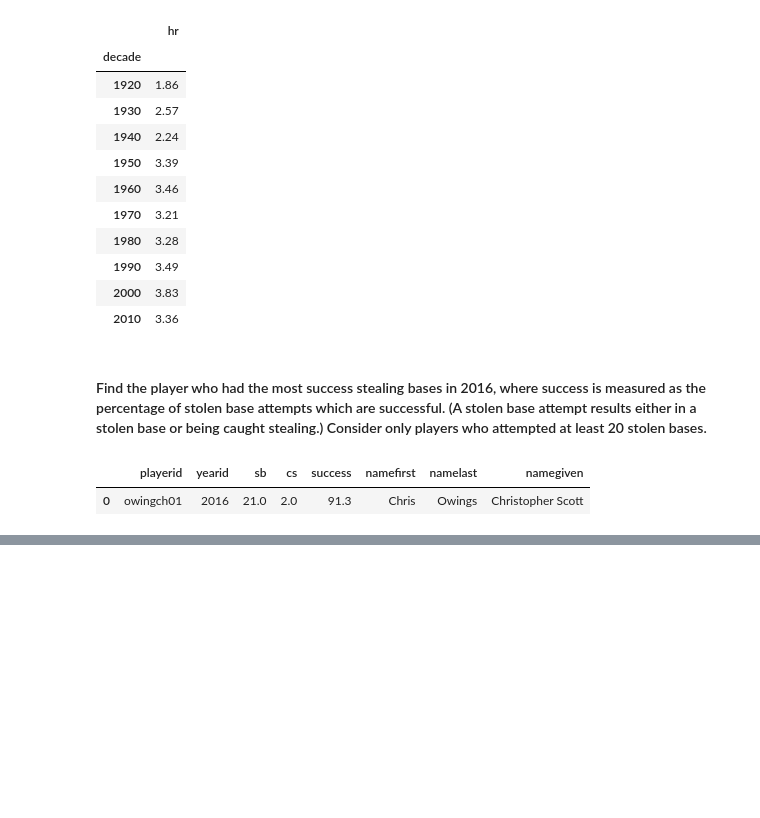
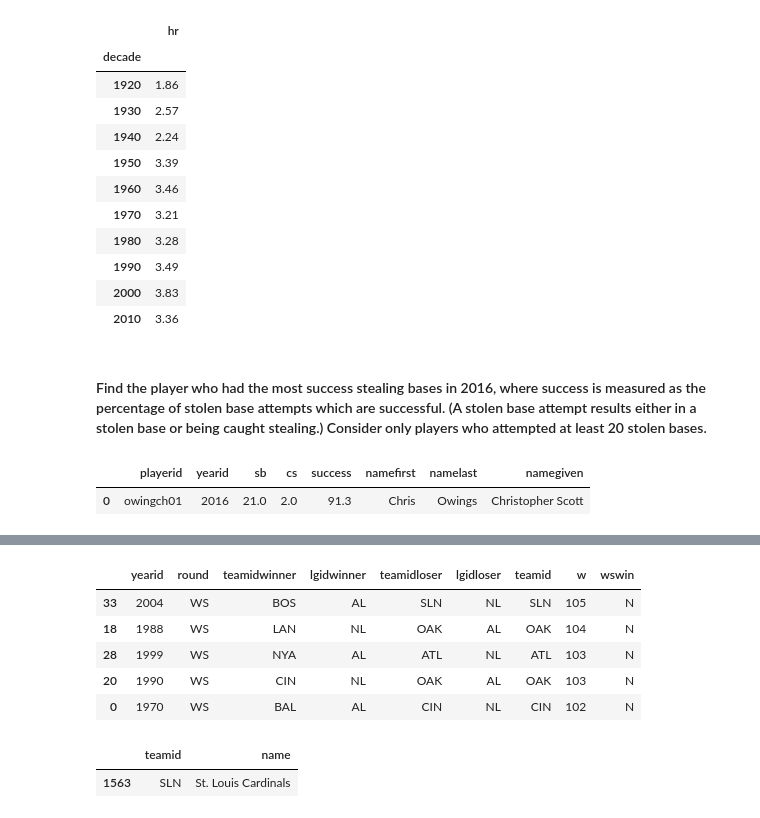
Before and after one commit to mwbarnesy/lahman-baseball-again, a Jupyter notebook: Notebooks/lahman_again.ipynb, the cells around one changed output, grey strips where cells are left out. Saved outputs shown, nothing was run; the diff lists cells and outputs as text; code cells hidden in the pictures; blank space fills up the shorter version.

```diff
--- a/Notebooks/lahman_again.ipynb
+++ b/Notebooks/lahman_again.ipynb
@@ -264,0 +316,14 @@ best_stealer.drop(columns = ['birthyear', 'birthmonth',
+# %%
+ws_losers.sort_values(by = 'w', ascending = False).head()
+# %% [output]
+|  | yearid | round | teamidwinner | lgidwinner | teamidloser | lgidloser | teamid | w | wswin |
+| 33 | 2004 | WS | BOS | AL | SLN | NL | SLN | 105 | N |
+| 18 | 1988 | WS | LAN | NL | OAK | AL | OAK | 104 | N |
+| 28 | 1999 | WS | NYA | AL | ATL | NL | ATL | 103 | N |
+| 20 | 1990 | WS | CIN | NL | OAK | AL | OAK | 103 | N |
+| 0 | 1970 | WS | BAL | AL | CIN | NL | CIN | 102 | N |
+# %%
+team_names_id[team_names_id['teamid'] == 'SLN'].head(1)
+# %% [output]
+|  | teamid | name |
+| 1563 | SLN | St. Louis Cardinals |
```
Also changed, not shown: parts of 23 cells of this notebook.
